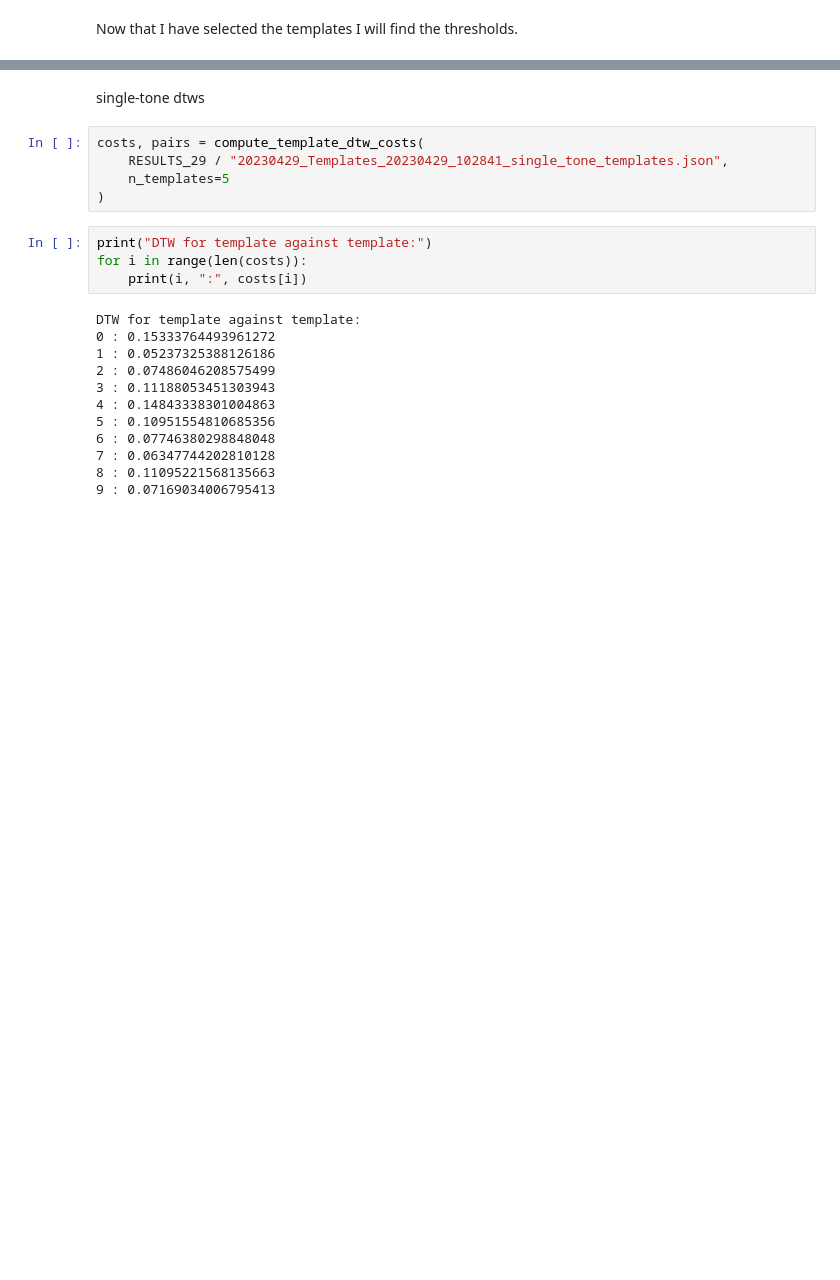
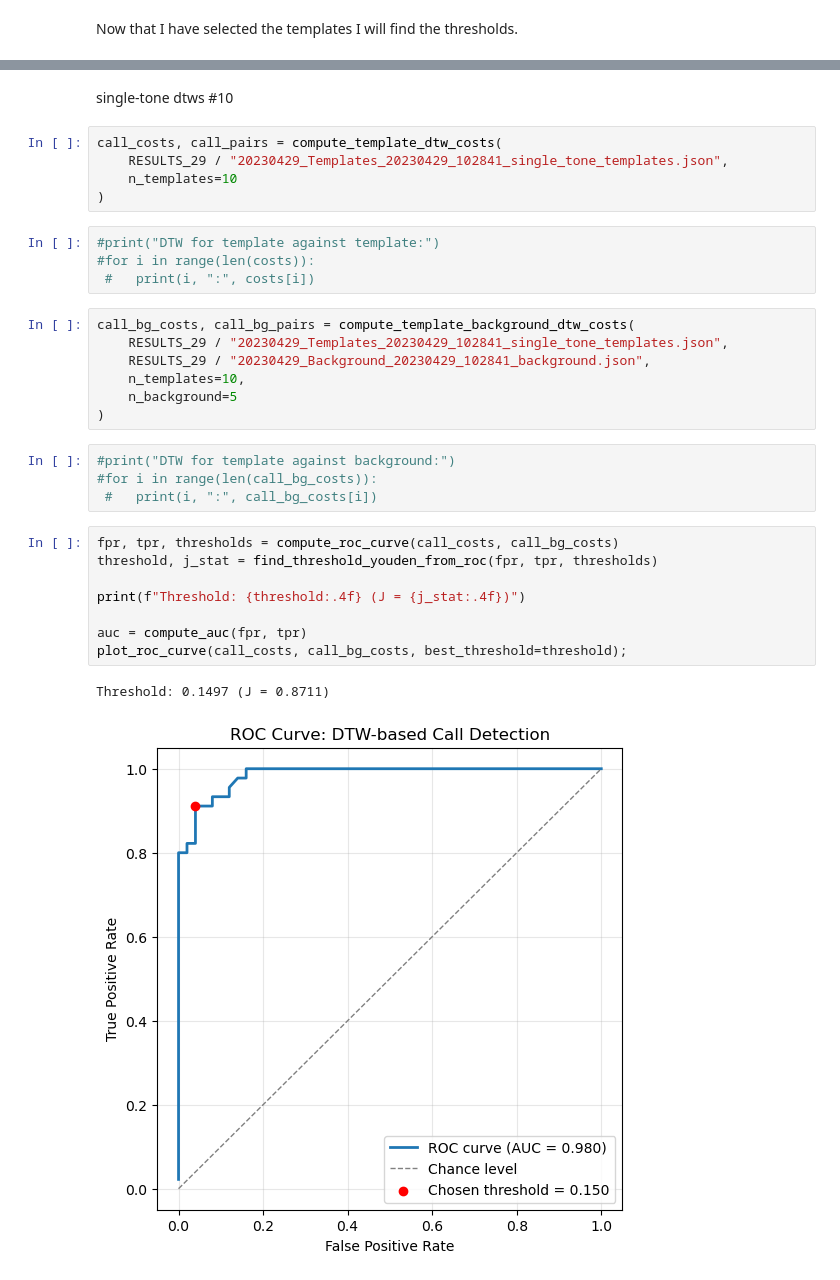
Before and after one commit to koekiekat/Skripsie, a Jupyter notebook: Software/calibration.ipynb, the cells around one changed output, grey strips where cells are left out. Drawn from its saved outputs; the diff is of its cells as text; blank space fills up the shorter version.

```diff
--- a/Software/calibration.ipynb
+++ b/Software/calibration.ipynb
@@ -8,25 +8,35 @@ DATA_29 = Path(r"C:\Users\HP\Desktop\Skripsie data\29")
 RESULTS_29 = DATA_29 / "template_selections"
 RESULTS_29.mkdir(exist_ok=True)
 # %% [markdown]
-single-tone dtws
+single-tone dtws #10
 # %%
-costs, pairs = compute_template_dtw_costs(
+call_costs, call_pairs = compute_template_dtw_costs(
     RESULTS_29 / "20230429_Templates_20230429_102841_single_tone_templates.json",
-    n_templates=5
+    n_templates=10
 )
 # %%
-print("DTW for template against template:")
-for i in range(len(costs)):
-    print(i, ":", costs[i])
+#print("DTW for template against template:")
+#for i in range(len(costs)):
+ #   print(i, ":", costs[i])
-# %% [output]
-DTW for template against template:
-0 : 0.15333764493961272
-1 : 0.05237325388126186
-2 : 0.07486046208575499
-3 : 0.11188053451303943
-4 : 0.14843338301004863
-5 : 0.10951554810685356
-6 : 0.07746380298848048
-7 : 0.06347744202810128
-8 : 0.11095221568135663
-9 : 0.07169034006795413
+# %%
+call_bg_costs, call_bg_pairs = compute_template_background_dtw_costs(
+    RESULTS_29 / "20230429_Templates_20230429_102841_single_tone_templates.json",
+    RESULTS_29 / "20230429_Background_20230429_102841_background.json",
+    n_templates=10,
+    n_background=5
+)
+# %%
+#print("DTW for template against background:")
+#for i in range(len(call_bg_costs)):
+ #   print(i, ":", call_bg_costs[i])
+# %%
+fpr, tpr, thresholds = compute_roc_curve(call_costs, call_bg_costs)
+threshold, j_stat = find_threshold_youden_from_roc(fpr, tpr, thresholds)
+
+print(f"Threshold: {threshold:.4f} (J = {j_stat:.4f})")
+
+auc = compute_auc(fpr, tpr)
+plot_roc_curve(call_costs, call_bg_costs, best_threshold=threshold);
+# %% [output]
+Threshold: 0.1497 (J = 0.8711)
+[figure, added]
```
Also changed, not shown: parts of 2 cells of this notebook, 3 other files.
